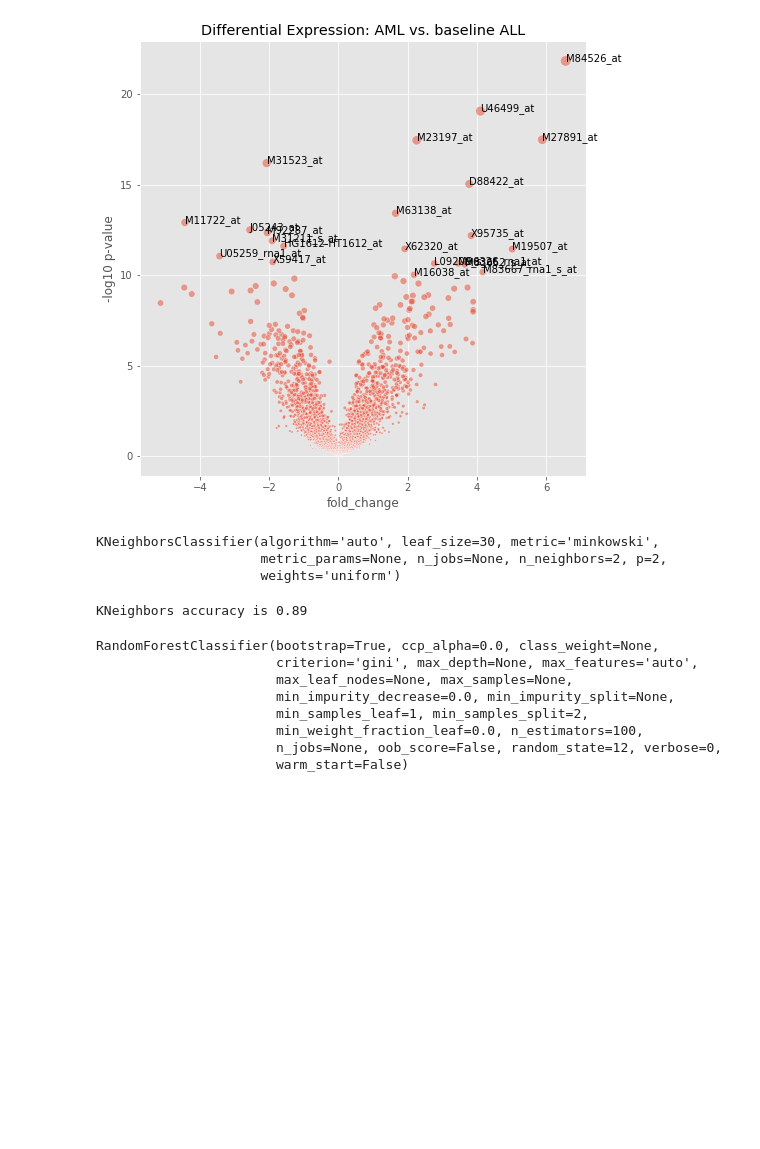
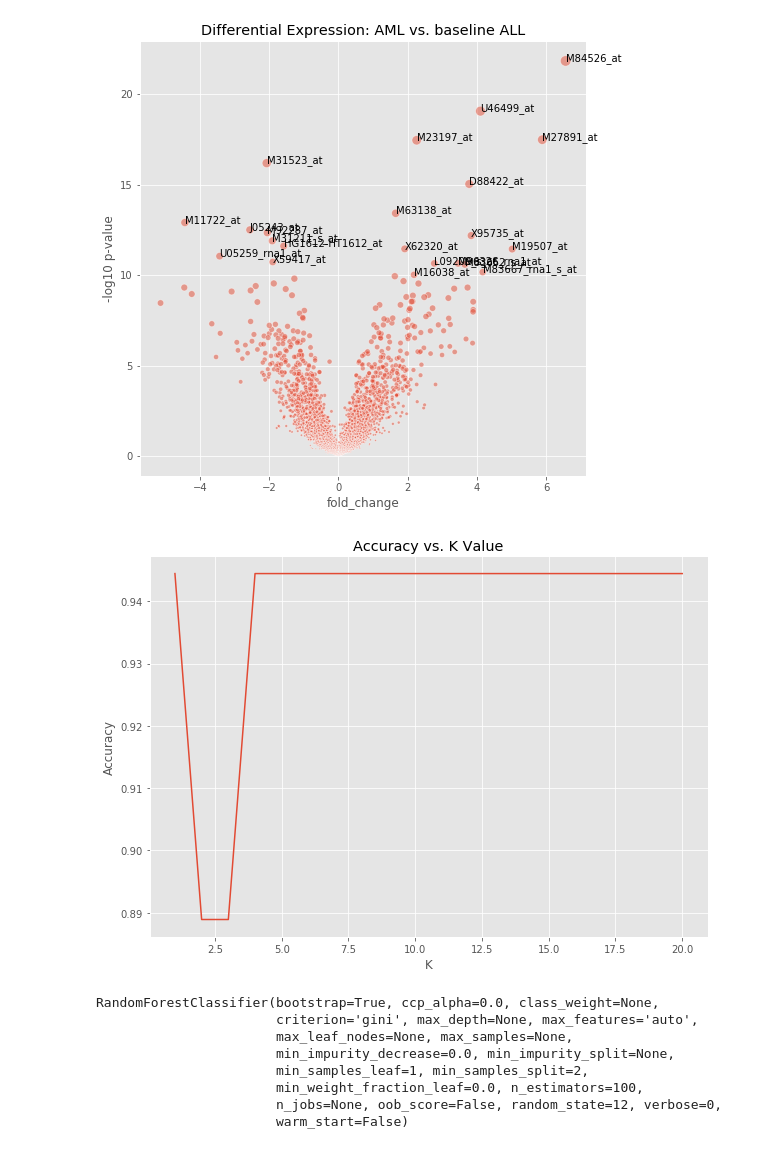
Before and after one commit to Skyhawk436/gene_expression_project1, a Jupyter notebook: kaggle_AMLData.ipynb, the cells around one changed output. Cells and saved outputs as stored; diff of their text form; code cells hidden in the pictures; blank space fills up the shorter version.

Commit message:
edits to KNN and ROC curve

```diff
--- a/kaggle_AMLData.ipynb
+++ b/kaggle_AMLData.ipynb
@@ -454,16 +454,8 @@ from sklearn import neighbors
 from sklearn.model_selection import train_test_split
 from sklearn.metrics import accuracy_score
 # %%
-X = log_data.drop(columns='cancer')
+X = log_data.drop(columns='cancer').values
 # %%
-y = log_data.cancer
+y = log_data.cancer.values
 # %%
 X_train,X_test,y_train,y_test = train_test_split(X,y,random_state=12)
-# %%
-knn = neighbors.KNeighborsClassifier(n_neighbors=2)
-# %%
-knn.fit(X_train,y_train)
-# %% [output]
-KNeighborsClassifier(algorithm='auto', leaf_size=30, metric='minkowski',
-                     metric_params=None, n_jobs=None, n_neighbors=2, p=2,
-                     weights='uniform')
@@ -472,4 +462,15 @@ y_pred = knn.predict(X_test)
-# %%
-print('KNeighbors accuracy is {:0.2f}'.format(accuracy_score(y_test, y_pred)))
-# %% [output]
-KNeighbors accuracy is 0.89
+# %%
+acc_scores = []
+for k in range(1, 21):
+    knn = neighbors.KNeighborsClassifier(n_neighbors=k)
+    knn.fit(X_train, y_train)
+    y_pred = knn.predict(X_test)
+    acc_scores.append(accuracy_score(y_test, y_pred))
+# %%
+plt.figure(figsize=(10, 7))
+plt.plot(range(1,21),acc_scores)
+plt.title('Accuracy vs. K Value')
+plt.xlabel('K')
+plt.ylabel('Accuracy');
+# %% [output]
+[figure, added]
```
Also changed, not shown: parts of 5 cells of this notebook.
